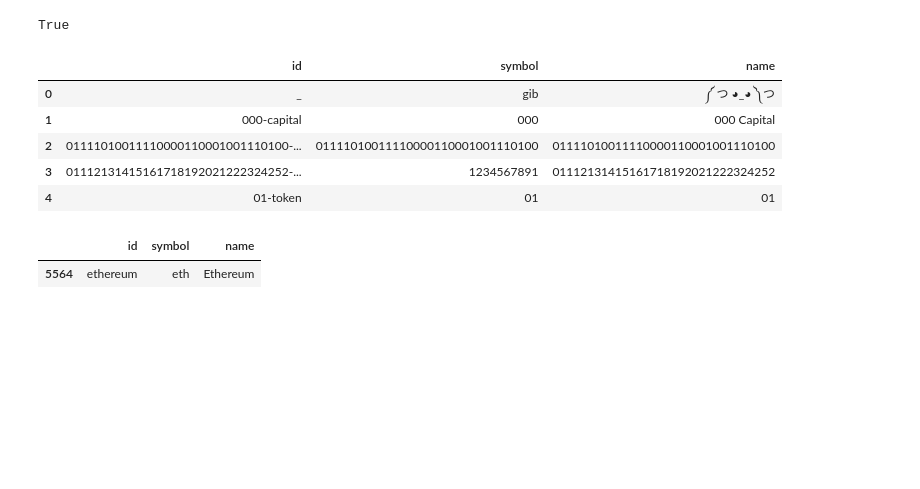
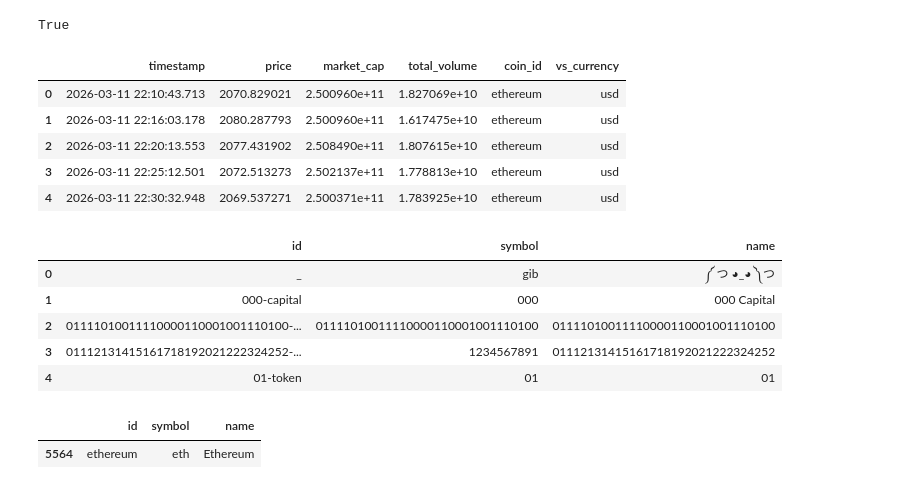
Before and after one commit to jagter4b/crypto-data-pipeline, a Jupyter notebook: src/test.ipynb, the cells around one changed output. Drawn from its saved outputs; the diff is of its cells as text; code cells hidden in the pictures; blank space fills up the shorter version.

```diff
--- a/src/test.ipynb
+++ b/src/test.ipynb
@@ -12,6 +17,22 @@ True
 # %%
 BASE_URL = "https://api.coingecko.com/api/v3"
 API_KEY=getenv("API_KEY")
+# %%
+df_coins_list = extract.extract_coin_list(as_frame=True)
+market_chart_eth = extract.extract_market_chart(
+    coin_id='ethereum'
+
+)
+
+df_market_chart_eth = transform.tranform_market_chart('ethereum',market_chart_eth)
+df_market_chart_eth.head()
+# %% [output]
+|  | timestamp | price | market_cap | total_volume | coin_id | vs_currency |
+| 0 | 2026-03-11 22:10:43.713 | 2070.829021 | 2.500960e+11 | 1.827069e+10 | ethereum | usd |
+| 1 | 2026-03-11 22:16:03.178 | 2080.287793 | 2.500960e+11 | 1.617475e+10 | ethereum | usd |
+| 2 | 2026-03-11 22:20:13.553 | 2077.431902 | 2.508490e+11 | 1.807615e+10 | ethereum | usd |
+| 3 | 2026-03-11 22:25:12.501 | 2072.513273 | 2.502137e+11 | 1.778813e+10 | ethereum | usd |
+| 4 | 2026-03-11 22:30:32.948 | 2069.537271 | 2.500371e+11 | 1.783925e+10 | ethereum | usd |
 # %%
 # function that pulls coin list from coinGecko
 end_point = "/coins/list"
```
Also changed, not shown: parts of 2 cells of this notebook.
